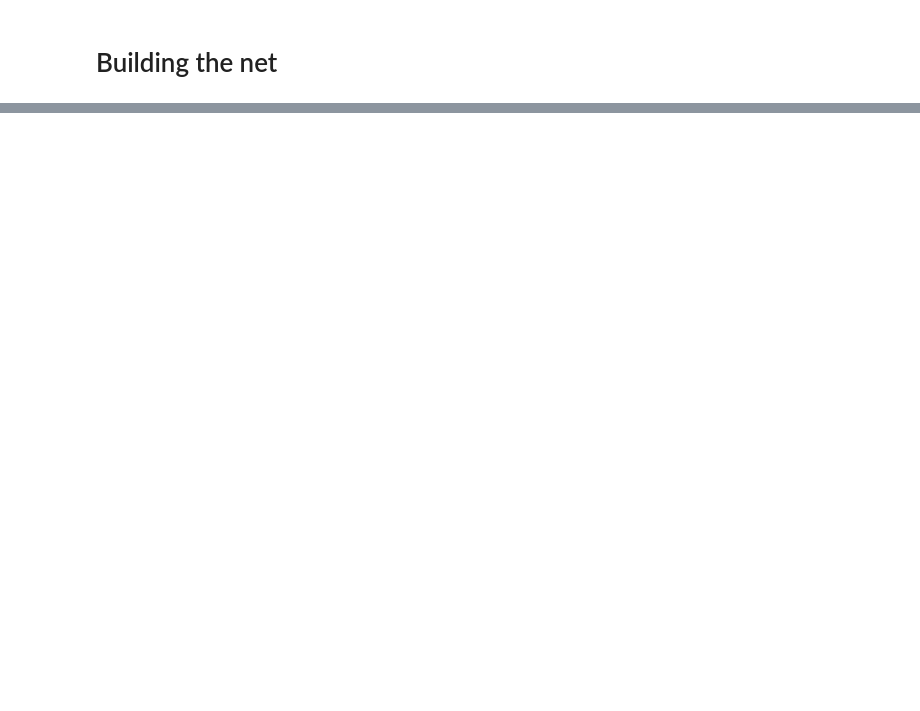
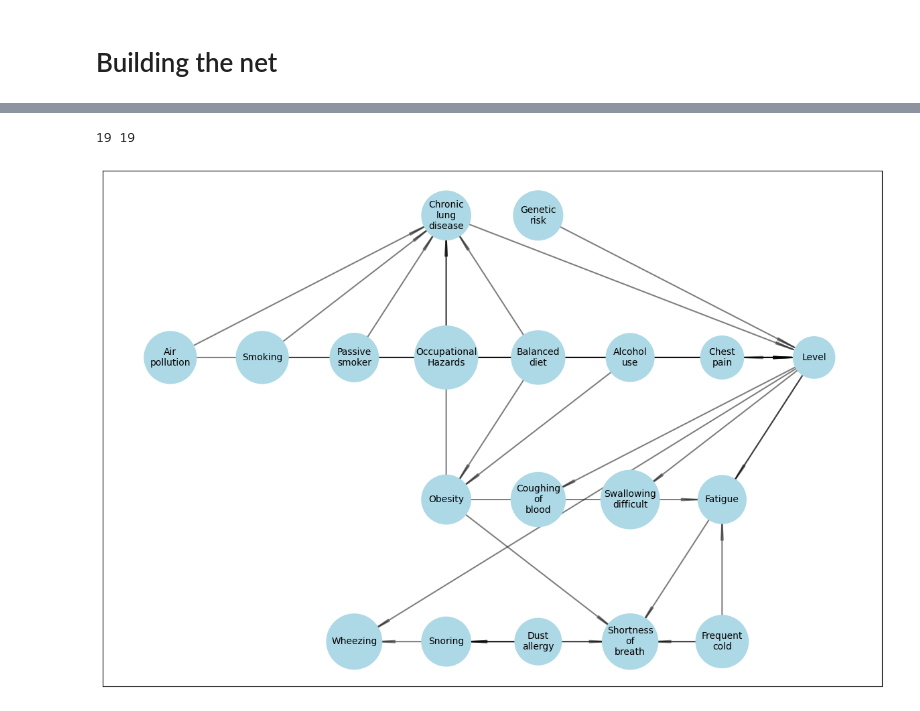
Before and after one commit to SeppiaBrilla/FAIKR_2023_MOD_3_Project, a Jupyter notebook: Project_1.ipynb, the cells around one changed output, grey strips where cells are left out. Drawn from its saved outputs; the diff is of its cells as text; code cells hidden in the pictures; blank space fills up the shorter version.

```diff
--- a/Project_1.ipynb
+++ b/Project_1.ipynb
@@ -125,0 +129,15 @@ draw_the_net(ordered_nodes, bn)
+# %%
+ordered_nodes = ['Chronic lung disease', 'Genetic risk', 'Air pollution', 'Smoking', 'Passive smoker', 'Occupational Hazards', 'Balanced diet', 'Alcohol use', 'Chest pain', 'Level', 'Obesity', 'Coughing of blood', 'Swallowing difficult', 'Fatigue', 'Wheezing', 'Snoring',  'Dust allergy', 'Shortness of breath','Frequent cold']
+
+
+Arcs = [('Air pollution', 'Level'),  ('Chronic lung disease', 'Level'), ('Smoking', 'Level'), ('Passive smoker', 'Level'), ('Occupational Hazards', 'Level'), ('Genetic risk', 'Level'), ('Level', 'Chest pain'), ('Level', 'Coughing of blood'), ('Level', 'Swallowing difficult'), ('Level', 'Fatigue'), ('Level', 'Wheezing'), ('Level', 'Shortness of breath'), ('Air pollution', 'Chronic lung disease'), ('Smoking', 'Chronic lung disease'), ('Passive smoker', 'Chronic lung disease'), ('Occupational Hazards', 'Chronic lung disease'), ('Balanced diet', 'Chronic lung disease'), ('Obesity', 'Chronic lung disease'), ('Balanced diet', 'Obesity'), ('Alcohol use' , 'Obesity'), ('Obesity', 'Fatigue'), ('Obesity', 'Shortness of breath'), ('Dust allergy', 'Wheezing'), ('Dust allergy', 'Snoring'), ('Dust allergy', 'Shortness of breath'), ('Frequent cold', 'Snoring'), ('Frequent cold', 'Shortness of breath'), ('Frequent cold', 'Fatigue') ]
+
+
+ordered_nodes = [node.replace(" ", "\n") for node in ordered_nodes]
+arcs = [(t[0].replace(" ", "\n"), t[1].replace(" ", "\n")) for t in Arcs]
+
+bn = BayesianNetwork(arcs)
+draw_the_net(ordered_nodes, bn)
+# %% [output]
+19 19
+[figure, added]
```
Also changed, not shown: parts of 4 cells of this notebook.
